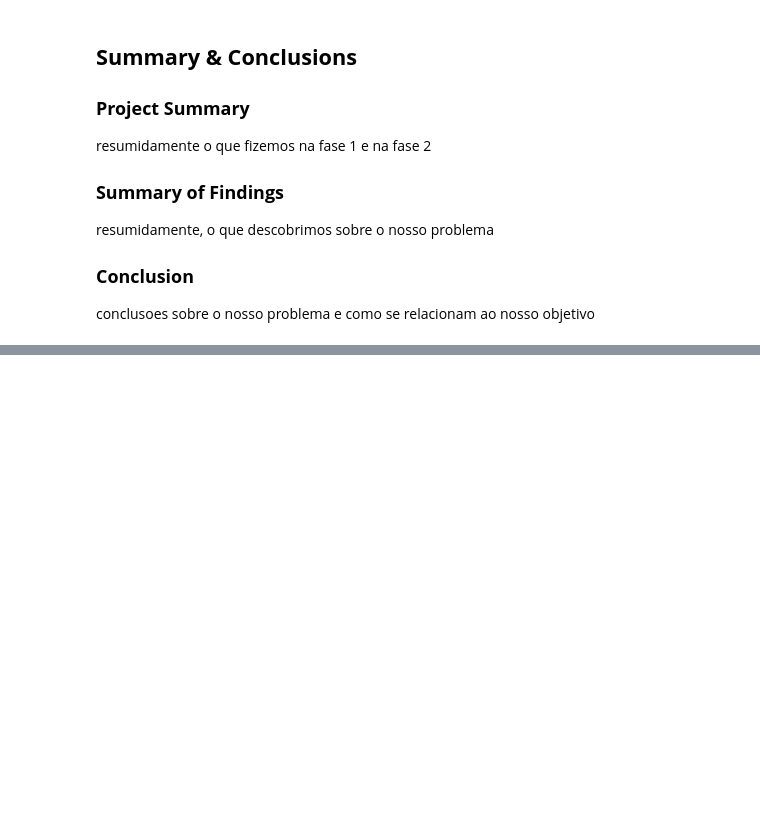
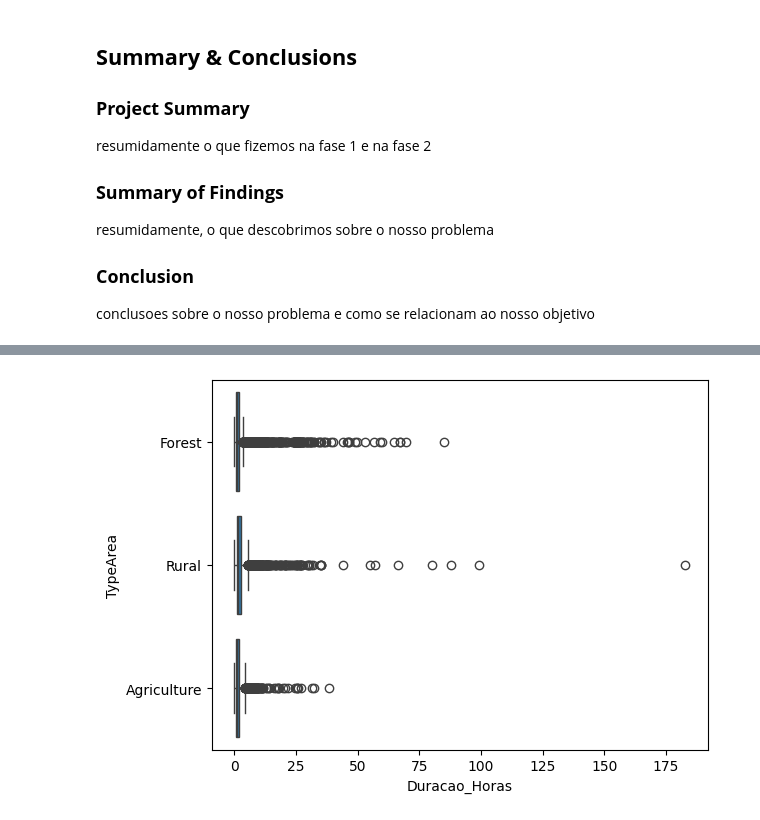
Before and after one commit to brunomfernandes45/fced_stats_project, a Jupyter notebook: phase2_inference.ipynb, the cells around one changed output, grey strips where cells are left out. Cells and saved outputs as stored; diff of their text form; code cells hidden in the pictures; blank space fills up the shorter version.

```diff
--- a/phase2_inference.ipynb
+++ b/phase2_inference.ipynb
@@ -41,3 +41,13 @@ resumidamente o que fizemos na fase 1 e na fase 2
 resumidamente, o que descobrimos sobre o nosso problema
 ### **Conclusion** <a class="anchor" id="conclusion"></a>
 conclusoes sobre o nosso problema e como se relacionam ao nosso objetivo
+# %%
+# load the dataset
+import pandas as pd
+import seaborn as sns
+import matplotlib.pyplot as plt
+
+# load the dataset
+dataset = pd.read_excel('datasets/clean_dataset.xlsx')
+
+dataset
@@ -43,0 +68,4 @@ conclusoes sobre o nosso problema e como se relacionam ao nosso objetivo
+# %%
+# remove columns Codigo_SGIF, AreaPov_ha, AreaAgric_ha, ClasseArea, IncSup24horas, FonteAlerta
+dataset = dataset.drop(columns=['Codigo_SGIF', 'AreaMato_ha', 'AreaPov_ha', 'AreaAgric_ha', 'ClasseArea', 'IncSup24horas', 'FonteAlerta'])
+dataset.columns
@@ -43,0 +105,6 @@ conclusoes sobre o nosso problema e como se relacionam ao nosso objetivo
+# %%
+# make an horizontally side-by-side boxplot of the 'TypeArea' and the 'Duracao_horas' columns
+sns.boxplot(y='TypeArea', x='Duracao_Horas', data=dataset)
+plt.show()
+# %% [output]
+[figure, added]
```
Also changed, not shown: parts of 17 cells of this notebook, 2 other files.
